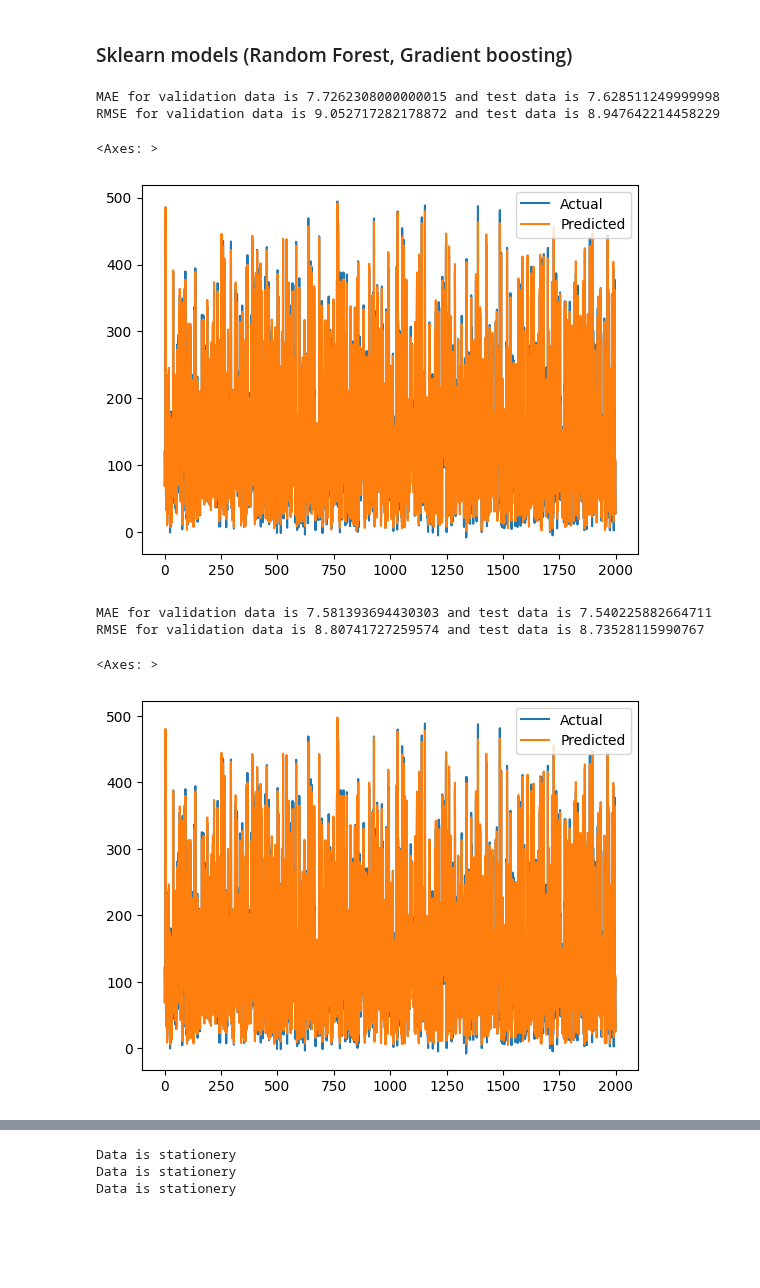
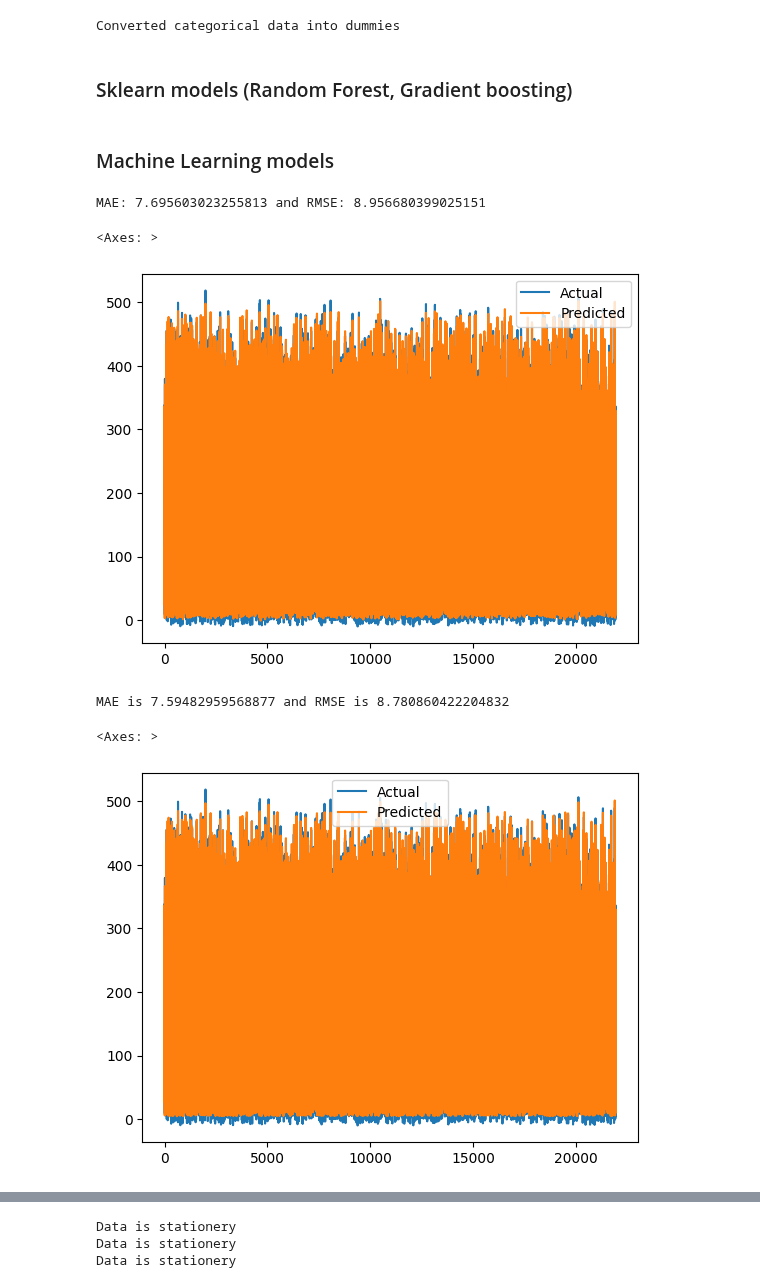
Before and after one commit to RamyaSubramanya/DemandForecasting, a Jupyter notebook: demand_forecasting.ipynb, the cells around one changed output, grey strips where cells are left out. Drawn from its saved outputs; the diff is of its cells as text; code cells hidden in the pictures; blank space fills up the shorter version.

```diff
--- a/demand_forecasting.ipynb
+++ b/demand_forecasting.ipynb
@@ -107,43 +159,57 @@ Converted categorical data into dummies
+# %%
+dummy_data = pd.get_dummies(data, drop_first=True, dtype=int)
+print("Converted categorical data into dummies")
+
+#for sklearn models, we cant use date hence we will extract date, year, month and model them.
+#let's create a copy of our data into sklearn_data and proceed with Random forest, Gradient boosting model
+sklearn_data = dummy_data.copy()
+
+# Extract year, month, day from date as Random forest, Gradient boosting model will doesn’t understand time order
+sklearn_data['year'] = sklearn_data['Date'].dt.year
+sklearn_data['month'] = sklearn_data['Date'].dt.month
+sklearn_data['day'] = sklearn_data['Date'].dt.day
+
+# let's drop date column while building model using Random forest, Gradient boosting
+sklearn_data = sklearn_data[['Inventory Level', 'Units Sold', 'Units Ordered',
+       'Demand Forecast', 'Price', 'Discount', 'Holiday/Promotion',
+       'Competitor Pricing', 'Store ID_S002', 'Store ID_S003', 'Store ID_S004',
+       'Store ID_S005', 'Category_Electronics', 'Category_Furniture',
+       'Category_Groceries', 'Category_Toys', 'Region_North', 'Region_South',
+       'Region_West', 'Weather Condition_Rainy', 'Weather Condition_Snowy',
+       'Weather Condition_Sunny', 'Seasonality_Spring', 'Seasonality_Summer',
+       'Seasonality_Winter', 'year', 'month', 'day']]
+# %% [output]
+Converted categorical data into dummies
 # %% [markdown]
 ### Sklearn models (Random Forest, Gradient boosting)
 # %%
+training_size = int(len(dummy_data)*0.70)
+
 x = sklearn_data.drop(columns=['Demand Forecast'])
 y = sklearn_data['Demand Forecast']
-training_size = 7000
-validation_size = 1000
 
 # split the data into train, validation, test
 
 x_train = x.iloc[:training_size]
 y_train = y.iloc[:training_size]
 
-x_val = x.iloc[training_size:training_size+validation_size]
-y_val = y.iloc[training_size:training_size+validation_size]
-
-x_test = x.iloc[training_size+validation_size:]
-y_test = y.iloc[training_size+validation_size:]
+x_test = x.iloc[training_size:]
+y_test = y.iloc[training_size:]
+# %% [markdown]
+### Machine Learning models
 # %%
 # Build the model
 random_forest_model = RandomForestRegressor()
 random_forest_model.fit(x_train, y_train)
 
-# Predict the model on validation data
-random_forest_predictions_val = random_forest_model.predict(x_val)
-
-# error metrics on validation data
-random_forest_mae_val = mean_absolute_error(y_val, random_forest_predictions_val)
-random_forest_rmse_val = math.sqrt(mean_squared_error(y_val, random_forest_predictions_val))
-
 # predict the model on test data
-
 random_forest_predictions_test = random_forest_model.predict(x_test)
 
 #error metric on test data
 random_forest_mae_test = mean_absolute_error(y_test, random_forest_predictions_test)
 random_forest_rmse_test = math.sqrt(mean_squared_error(y_test, random_forest_predictions_test))
 
-print(f'MAE for validation data is {random_forest_mae_val} and test data is {random_forest_mae_test}')
-print(f'RMSE for validation data is {random_forest_rmse_val} and test data is {random_forest_rmse_test}')
+print(f'MAE: {random_forest_mae_test} and RMSE: {random_forest_rmse_test}')
 
 # compare actual with predicted
 random_forest_predictions = pd.DataFrame(random_forest_predictions_test)
@@ -151,41 +217,30 @@ actual_vs_predicted = pd.concat([y_test.reset_index(drop=True), random_forest_pr
 actual_vs_predicted.columns = ['Actual', 'Predicted']
 actual_vs_predicted.plot()
 # %% [output]
-MAE for validation data is 7.7262308000000015 and test data is 7.628511249999998
-RMSE for validation data is 9.052717282178872 and test data is 8.947642214458229
+MAE: 7.695603023255813 and RMSE: 8.956680399025151
 <Axes: >
-[figure, old version]
+[figure, new version]
 # %%
 # Build the model
 gradient_boost_model = GradientBoostingRegressor()
 gradient_boost_model.fit(x_train, y_train)
 
-# Predict the model on validation data
-gradient_boost_predictions_val = gradient_boost_model.predict(x_val)
-
-# error metrics on validation data
-gradient_boost_mae_val = mean_absolute_error(y_val, gradient_boost_predictions_val)
-gradient_boost_rmse_val = math.sqrt(mean_squared_error(y_val, gradient_boost_predictions_val))
-
 # predict the model on test data
-
 gradient_boost_predictions_test = gradient_boost_model.predict(x_test)
 
 #error metric on test data
 gradient_boost_mae_test = mean_absolute_error(y_test, gradient_boost_predictions_test)
 gradient_boost_rmse_test = math.sqrt(mean_squared_error(y_test, gradient_boost_predictions_test))
 
-print(f'MAE for validation data is {gradient_boost_mae_val} and test data is {gradient_boost_mae_test}')
-print(f'RMSE for validation data is {gradient_boost_rmse_val} and test data is {gradient_boost_rmse_test}')
+print(f'MAE is {gradient_boost_mae_test} and RMSE is {gradient_boost_rmse_test}')
 
 # compare actual with predicted
 gradient_boost_predictions = pd.DataFrame(gradient_boost_predictions_test)
 actual_vs_predicted = pd.concat([y_test.reset_index(drop=True), gradient_boost_predictions], axis=1)
 actual_vs_predicted.columns = ['Actual', 'Predicted']
 actual_vs_predicted.plot()
 # %% [output]
-MAE for validation data is 7.581393694430303 and test data is 7.540225882664711
-RMSE for validation data is 8.80741727259574 and test data is 8.73528115990767
+MAE is 7.59482959568877 and RMSE is 8.780860422204832
 <Axes: >
-[figure, old version]
+[figure, new version]
 # %% [markdown]
```
Also changed, not shown: parts of 29 cells of this notebook, 1 other file.
